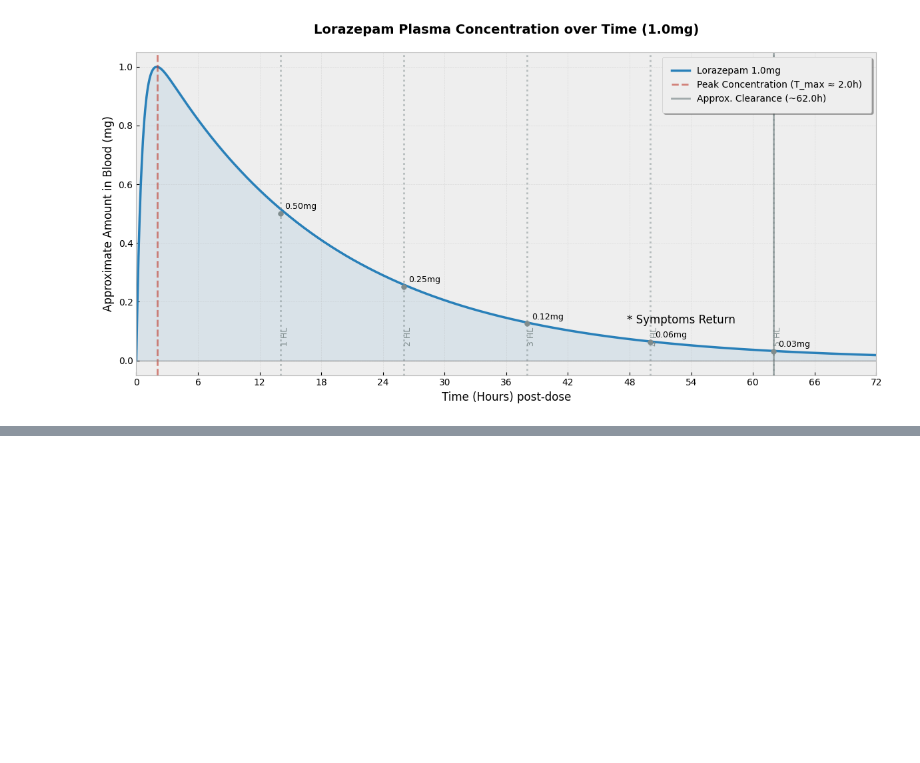
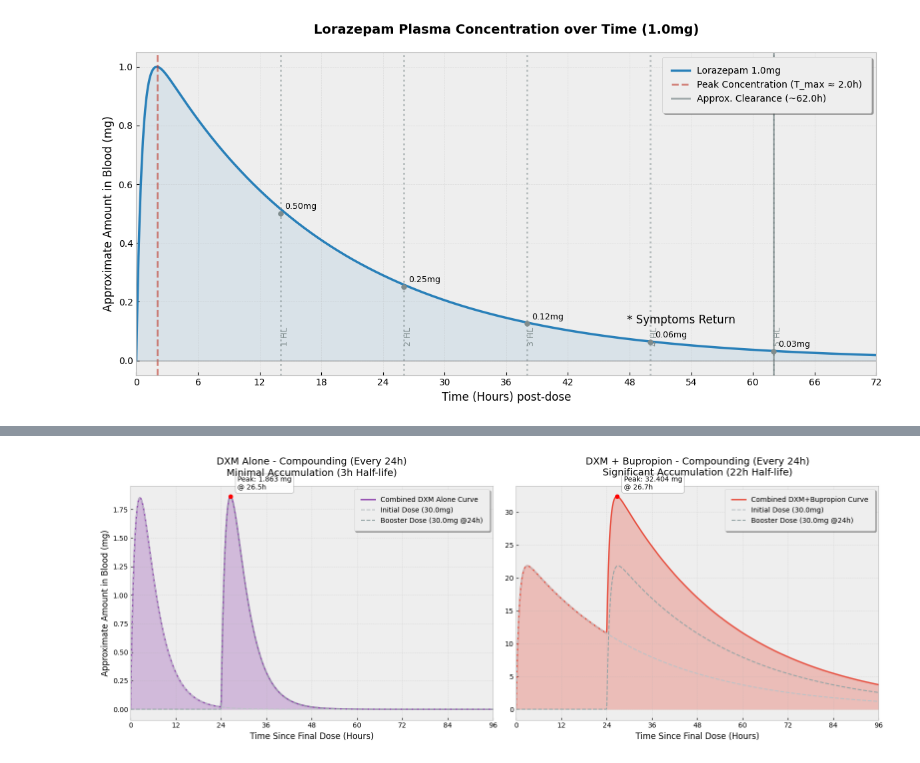
Before and after one commit to mnasty/glutamate-neuroscience-mdl, a Jupyter notebook: half-life-concentrations.ipynb, the cells around one changed output, grey strips where cells are left out. Saved outputs shown, nothing was run; the diff lists cells and outputs as text; code cells hidden in the pictures; blank space fills up the shorter version.

```diff
--- a/half-life-concentrations.ipynb
+++ b/half-life-concentrations.ipynb
@@ -337,0 +470,68 @@ plt.show()
+# %%
+# Calculate compounding concentration of an additional 45mg dose at t=12 hours
+DOSE_DXM_2 = 30.0
+t_dose2_dxm = 24.0
+
+# -- Proposed additional dose data for DXM Alone (3.0h Half-Life) --
+C_dxm_alone_2 = dxm_concentration(t_hours_dxm, DOSE_DXM_2, F_DXM_ALONE, V_d_dxm, k_a_dxm_alone, k_e_dxm_alone, t_dose=t_dose2_dxm)
+
+# Combine the concentrations
+combined_dxm_alone = C_dxm_alone + C_dxm_alone_2
+
+# -- Proposed additional dose data for DXM+Bupropion (22.0h Half-Life) --
+C_dxm_combo_2 = dxm_concentration(t_hours_dxm, DOSE_DXM_2, F_DXM_COMBO, V_d_dxm, k_a_dxm_combo, k_e_dxm_combo, t_dose=t_dose2_dxm)
+
+# Combine the concentrations
+combined_dxm_combo = C_dxm_combo + C_dxm_combo_2
+# %%
+fig, axes = plt.subplots(1, 2, figsize=(16, 6))
+
+# Plotting DXM Alone Compounding
+ax1 = axes[0]
+ax1.plot(t_hours_dxm, combined_dxm_alone, color="#8e44ad", lw=2, label=f"Combined DXM Alone Curve")
+ax1.plot(t_hours_dxm, C_dxm_alone, color="#bdc3c7", lw=1.5, linestyle="--", label=f"Initial Dose ({DOSE_DXM}mg)")
+ax1.plot(t_hours_dxm, C_dxm_alone_2, color="#95a5a6", lw=1.5, linestyle="--", label=f"Booster Dose ({DOSE_DXM_2}mg @" + str(int(t_dose2_dxm)) + "h)")
+ax1.fill_between(t_hours_dxm, combined_dxm_alone, alpha=0.3, color="#8e44ad")
+
+# Annotate Peak DXM Alone
+peak_idx_alone_combo = np.argmax(combined_dxm_alone)
+ax1.scatter(t_hours_dxm[peak_idx_alone_combo], combined_dxm_alone[peak_idx_alone_combo], color='red', zorder=5)
+ax1.annotate(f'Peak: {combined_dxm_alone[peak_idx_alone_combo]:.3f} mg\n@ {t_hours_dxm[peak_idx_alone_combo]:.1f}h',
+             (t_hours_dxm[peak_idx_alone_combo], combined_dxm_alone[peak_idx_alone_combo]),
+             textcoords="offset points", xytext=(10, 10), ha='left', fontsize=10,
+             bbox=dict(boxstyle="round,pad=0.3", fc="white", ec="gray", alpha=0.9))
+
+ax1.set_title("DXM Alone - Compounding (Every " + str(int(t_dose2_dxm)) + "h)\nMinimal Accumulation (3h Half-life)", fontsize=14, pad=15)
+ax1.set_xlabel("Time Since Final Dose (Hours)", fontsize=12)
+ax1.set_ylabel("Approximate Amount in Blood (mg)", fontsize=12)
+ax1.set_xlim(0, 96)
+ax1.set_xticks(np.arange(0, 97, 12))
+ax1.legend(loc='upper right', frameon=True, shadow=True, borderpad=1)
+ax1.grid(True, linestyle="--", alpha=0.4)
+
+# Plotting DXM + Bupropion Compounding
+ax2 = axes[1]
+ax2.plot(t_hours_dxm, combined_dxm_combo, color="#e74c3c", lw=2, label=f"Combined DXM+Bupropion Curve")
+ax2.plot(t_hours_dxm, C_dxm_combo, color="#bdc3c7", lw=1.5, linestyle="--", label=f"Initial Dose ({DOSE_DXM}mg)")
+ax2.plot(t_hours_dxm, C_dxm_combo_2, color="#95a5a6", lw=1.5, linestyle="--", label=f"Booster Dose ({DOSE_DXM_2}mg @" + str(int(t_dose2_dxm)) + "h)")
+ax2.fill_between(t_hours_dxm, combined_dxm_combo, alpha=0.3, color="#e74c3c")
+
+# Annotate Peak DXM Combo
+peak_idx_combo_2 = np.argmax(combined_dxm_combo)
+ax2.scatter(t_hours_dxm[peak_idx_combo_2], combined_dxm_combo[peak_idx_combo_2], color='red', zorder=5)
+ax2.annotate(f'Peak: {combined_dxm_combo[peak_idx_combo_2]:.3f} mg\n@ {t_hours_dxm[peak_idx_combo_2]:.1f}h',
+             (t_hours_dxm[peak_idx_combo_2], combined_dxm_combo[peak_idx_combo_2]),
+             textcoords="offset points", xytext=(10, 10), ha='left', fontsize=10,
+             bbox=dict(boxstyle="round,pad=0.3", fc="white", ec="gray", alpha=0.9))
+
+ax2.set_title("DXM + Bupropion - Compounding (Every " + str(int(t_dose2_dxm)) + "h)\nSignificant Accumulation (22h Half-life)", fontsize=14, pad=15)
+ax2.set_xlabel("Time Since Final Dose (Hours)", fontsize=12)
+ax2.set_xlim(0, 96)
+ax2.set_xticks(np.arange(0, 97, 12))
+ax2.legend(loc='upper right', frameon=True, shadow=True, borderpad=1)
+ax2.grid(True, linestyle="--", alpha=0.4)
+
+plt.tight_layout()
+plt.show()
+# %% [output]
+[figure, added]
```
Also changed, not shown: parts of 14 cells of this notebook, 9 other files.
